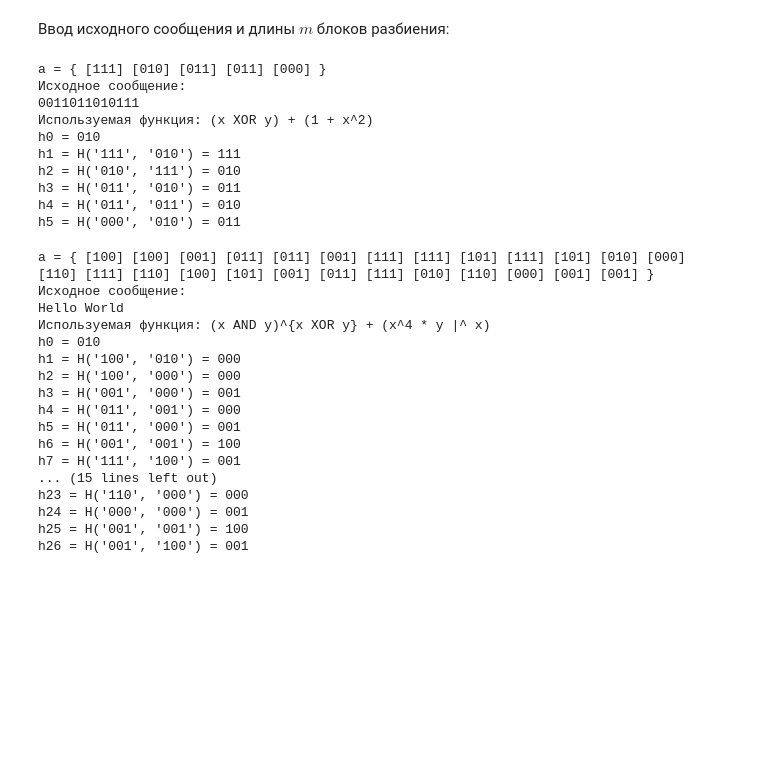
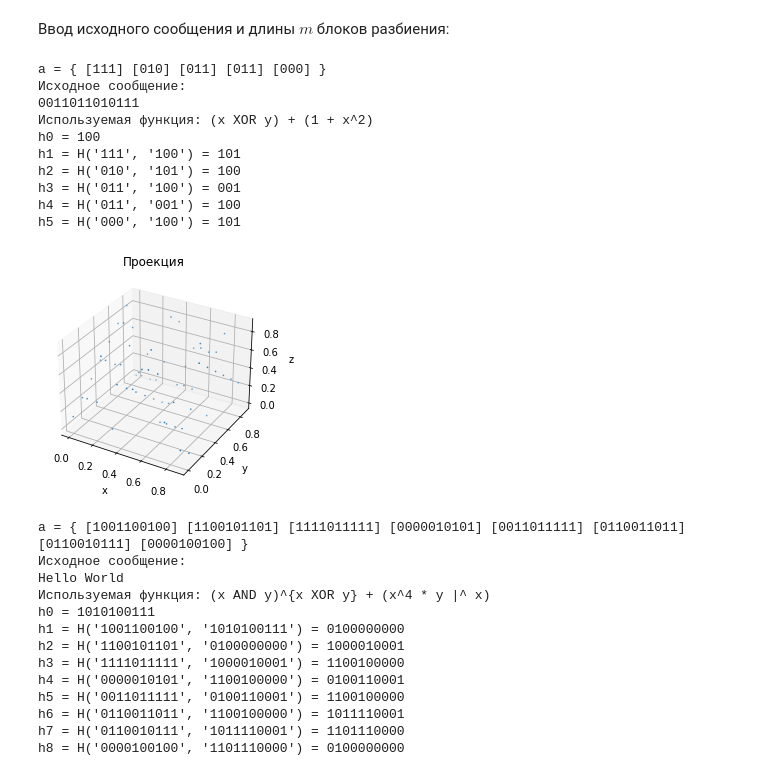
Before and after one commit to Lynxtail/Additional-chapters-of-discrete-math, a Jupyter notebook: G/G.ipynb, the cells around one changed output. Saved outputs shown, nothing was run; the diff lists cells and outputs as text; code cells hidden in the pictures; blank space fills up the shorter version.

Commit message:
add graphs

```diff
--- a/G/G.ipynb
+++ b/G/G.ipynb
@@ -86,9 +86,9 @@ def calculate_h(w:str, m:int, a:bs.BitArray, fun:str) -> bs.BitArray:
     # h_{i+1} = H(a_{i+1}, h_i), i = 0, 1, ...
     # h_k - хеш-значение сообщения
 
-    # h_0 = [random.randint(0, 1) for _ in range(m)]
-    # h_0 = ''.join(map(str, h_0))
-    h_0 = '010'
+    h_0 = [random.randint(0, 1) for _ in range(m)]
+    h_0 = ''.join(map(str, h_0))
+    # h_0 = '010'
     h_0 = bs.BitArray(bin=h_0)
 
     k = len(a)
@@ -106,6 +106,26 @@ def calculate_h(w:str, m:int, a:bs.BitArray, fun:str) -> bs.BitArray:
         print(h[-1].b)
 
     return h
+# %%
+def draw(fun:str, m:int) -> None:
+    x, y, z = [], [], []
+    for i in range(2 ** m):
+        for j in range(2 ** m):
+            x.append(i / (2 ** m))
+            y.append(j / (2 ** m))
+            if fun == '(x XOR y) + (1 + x^2)':
+                z.append((H_1(bs.BitArray(uint=i, length=m), bs.BitArray(uint=j, length=m), m).u % (2 ** m)) / (2 ** m))
+            if fun == '(x AND y)^{x XOR y} + (x^4 * y |^ x)':
+                z.append((H_2(bs.BitArray(uint=i, length=m), bs.BitArray(uint=j, length=m), m).u % (2 ** m)) / (2 ** m))
+
+    fig = plt.figure()
+    ax = fig.add_subplot(111, title="Проекция", projection='3d')
+    ax.scatter(x, y, z, s=.5)
+    ax.set_xlabel("x")
+    ax.set_ylabel("y")
+    ax.set_zlabel("z")
+    ax.grid()
+    plt.show()
 # %% [markdown]
 ### Основная часть
 # %% [markdown]
@@ -121,18 +141,20 @@ fun = '(x XOR y) + (1 + x^2)'
 # %%
 BA_2_uint = lambda x : x.u
 
 a = split_w(m, w)
 h = calculate_h(w, m, a, fun)
+draw(fun, m)
 # %% [output]
 a = { [111] [010] [011] [011] [000] }
 Исходное сообщение:
 0011011010111
 Используемая функция: (x XOR y) + (1 + x^2)
-h0 = 010
-h1 = H('111', '010') = 111
-h2 = H('010', '111') = 010
-h3 = H('011', '010') = 011
-h4 = H('011', '011') = 010
-h5 = H('000', '010') = 011
+h0 = 100
+h1 = H('111', '100') = 101
+h2 = H('010', '101') = 100
+h3 = H('011', '100') = 001
+h4 = H('011', '001') = 100
+h5 = H('000', '100') = 101
+[figure, added]
 # %%
 w = 'Hello World'
@@ -140,24 +162,19 @@ m = 3
 fun = '(x AND y)^{x XOR y} + (x^4 * y |^ x)'
 # %%
-BA_2_uint = lambda x : x.u
-
 a = split_w(m, w)
 h = calculate_h(w, m, a, fun)
+draw(fun, m)
 # %% [output]
-a = { [100] [100] [001] [011] [011] [001] [111] [111] [101] [111] [101] [010] [000] [110] [111] [110] [100] [101] [001] [011] [111] [010] [110] [000] [001] [001] }
+a = { [1001100100] [1100101101] [1111011111] [0000010101] [0011011111] [0110011011] [0110010111] [0000100100] }
 Исходное сообщение:
 Hello World
 Используемая функция: (x AND y)^{x XOR y} + (x^4 * y |^ x)
-h0 = 010
-h1 = H('100', '010') = 000
-h2 = H('100', '000') = 000
-h3 = H('001', '000') = 001
-h4 = H('011', '001') = 000
-h5 = H('011', '000') = 001
-h6 = H('001', '001') = 100
-h7 = H('111', '100') = 001
-... (15 lines left out)
-h23 = H('110', '000') = 000
-h24 = H('000', '000') = 001
-h25 = H('001', '001') = 100
-h26 = H('001', '100') = 001
+h0 = 1010100111
+h1 = H('1001100100', '1010100111') = 0100000000
+h2 = H('1100101101', '0100000000') = 1000010001
+h3 = H('1111011111', '1000010001') = 1100100000
+h4 = H('0000010101', '1100100000') = 0100110001
+h5 = H('0011011111', '0100110001') = 1100100000
+h6 = H('0110011011', '1100100000') = 1011110001
+h7 = H('0110010111', '1011110001') = 1101110000
+h8 = H('0000100100', '1101110000') = 0100000000
```
Also changed, not shown: parts of 1 cell of this notebook, 1 other file.
